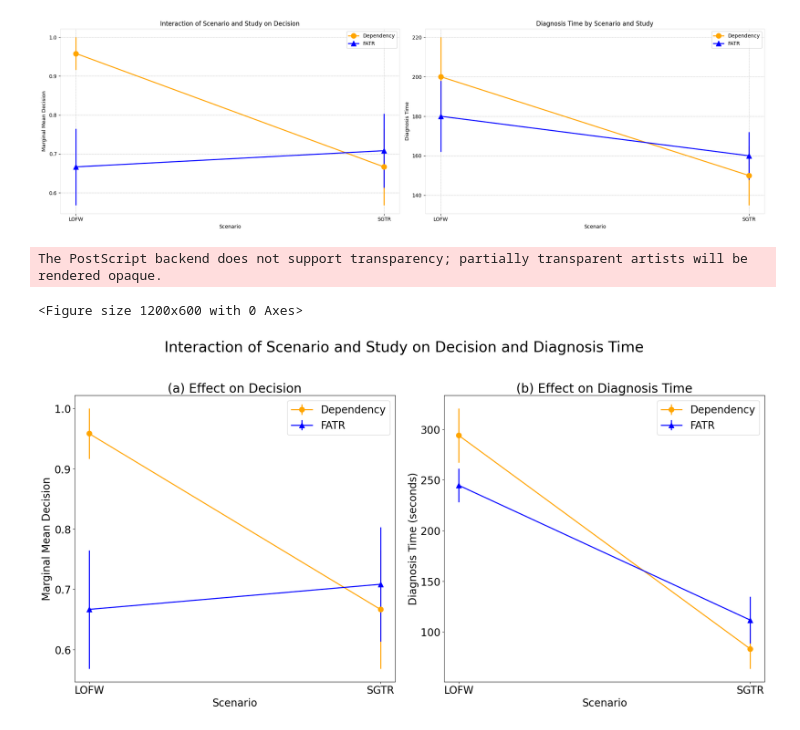
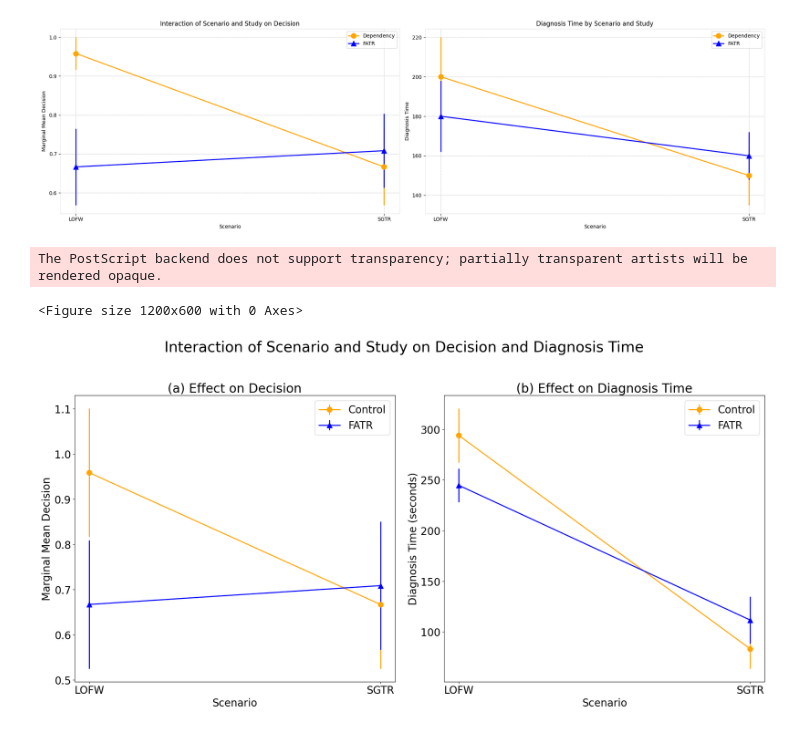
Before and after one commit to zethdubois/fatr, a Jupyter notebook: plot/geep_charts.ipynb, the cells around one changed output. Cells and saved outputs as stored; diff of their text form; code cells hidden in the pictures.

```diff
--- a/plot/geep_charts.ipynb
+++ b/plot/geep_charts.ipynb
@@ -69,11 +69,14 @@ plt.savefig(filename, format='eps')
 The PostScript backend does not support transparency; partially transparent artists will be rendered opaque.
 [figure]
 # %%
+## ERROR BARS CORRECT. do left only....
+
+title = 'Interaction of Scenario and Study on Decision and Diagnosis Time'
+
 import matplotlib.pyplot as plt
 import matplotlib.gridspec as gridspec
 
 # Title and filename setup
-title = 'xInteraction of Scenario and Study on Decision and Diagnosis Time'
 filename = title.replace(' ', '_')
 
 
@@ -96,12 +99,12 @@ ax2 = plt.subplot(gs[1])
 scenarios = ['LOFW', 'SGTR']
 dependency_means_decision = [0.95833333, 0.66666667]
 fatr_means_decision = [0.66666667, 0.70833333]
-dependency_errors_decision = [0.04166667, 0.09829464]
-fatr_errors_decision = [0.09829464, 0.09477599]
+dependency_errors_decision = [0.142, 0.142]
+fatr_errors_decision = [0.142, 0.142]
 
-ax1.errorbar(scenarios, dependency_means_decision, yerr=dependency_errors_decision, fmt='-o', label='Dependency', color='orange', linewidth=2, markersize=10)
+ax1.errorbar(scenarios, dependency_means_decision, yerr=dependency_errors_decision, fmt='-o', label='Control', color='orange', linewidth=2, markersize=10)
 ax1.errorbar(scenarios, fatr_means_decision, yerr=fatr_errors_decision, fmt='-^', label='FATR', color='blue', linewidth=2, markersize=10)
-ax1.set_title('Interaction of Scenario and Study on Decision')
+ax1.set_title('(a) Effect on Decision')
 ax1.set_xlabel('Scenario')
 ax1.set_ylabel('Marginal Mean Decision')
 ax1.legend()
@@ -110,36 +113,34 @@ ax1.legend()
 # Updated data arrays for Diagnosis Time
 dependency_means_diagnosis = [293.83, 83.29]  # Updated mean diagnosis times for Dependency
 fatr_means_diagnosis = [244.58, 111.67]  # Updated mean diagnosis times for FATR
 dependency_errors_diagnosis = [26.62, 19.64]  # Updated errors for Dependency
 fatr_errors_diagnosis = [16.66, 23.12]  # Updated errors for FATR
 
 # Updating the right plot: Diagnosis Time
-ax2.errorbar(scenarios, dependency_means_diagnosis, yerr=dependency_errors_diagnosis, fmt='-o', label='Dependency', color='orange', linewidth=2, markersize=10)
+ax2.errorbar(scenarios, dependency_means_diagnosis, yerr=dependency_errors_diagnosis, fmt='-o', label='Control', color='orange', linewidth=2, markersize=10)
 ax2.errorbar(scenarios, fatr_means_diagnosis, yerr=fatr_errors_diagnosis, fmt='-^', label='FATR', color='blue', linewidth=2, markersize=10)
-ax2.set_title('Interaction of Scenario and Study on Diagnosis Time')
+ax2.set_title('(b) Effect on Diagnosis Time')
 ax2.set_xlabel('Scenario')
 ax2.set_ylabel('Diagnosis Time (seconds)')
 ax2.legend()
 
-ax1.set_title('(a) Effect on Decision')
-ax2.set_title('(b) Effect on Diagnosis Time')
 
 
 # Adding a super title for the entire figure
-plt.suptitle('Interaction of Scenario and Study on Decision and Diagnosis Time', fontsize=28, y=1.015)
+plt.suptitle(title, fontsize=28, y=1.015)
 
 
 plt.tight_layout()
 plt.savefig(f'{filename}.eps', format='eps', dpi=300, bbox_inches='tight')
 # Additionally, save the figure as a PNG file
 plt.savefig(f'{filename}.png', format='png', dpi=300, bbox_inches='tight')
 
 
 plt.show()
 
 # Reset plt.rcParams to default if needed for other plots in the notebook
 plt.rcParams.update(plt.rcParamsDefault)
 # %% [output]
 The PostScript backend does not support transparency; partially transparent artists will be rendered opaque.
 <Figure size 1200x600 with 0 Axes>
-[figure, old version]
+[figure, new version]
```
Also changed, not shown: parts of 4 cells of this notebook, 8 other files.
